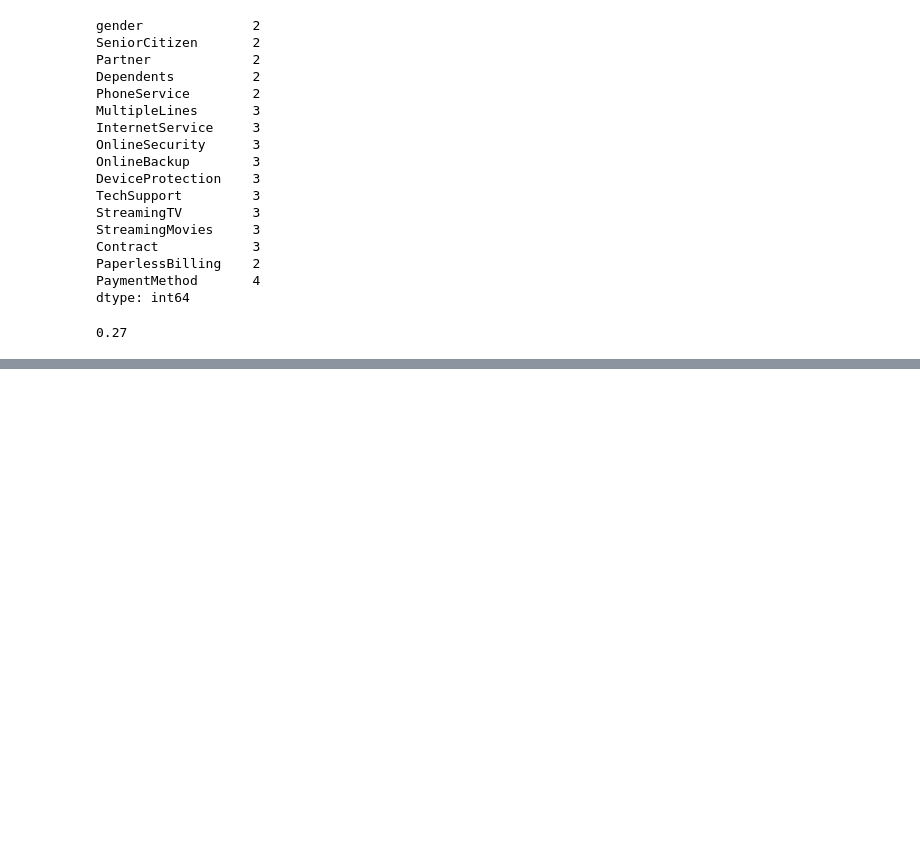
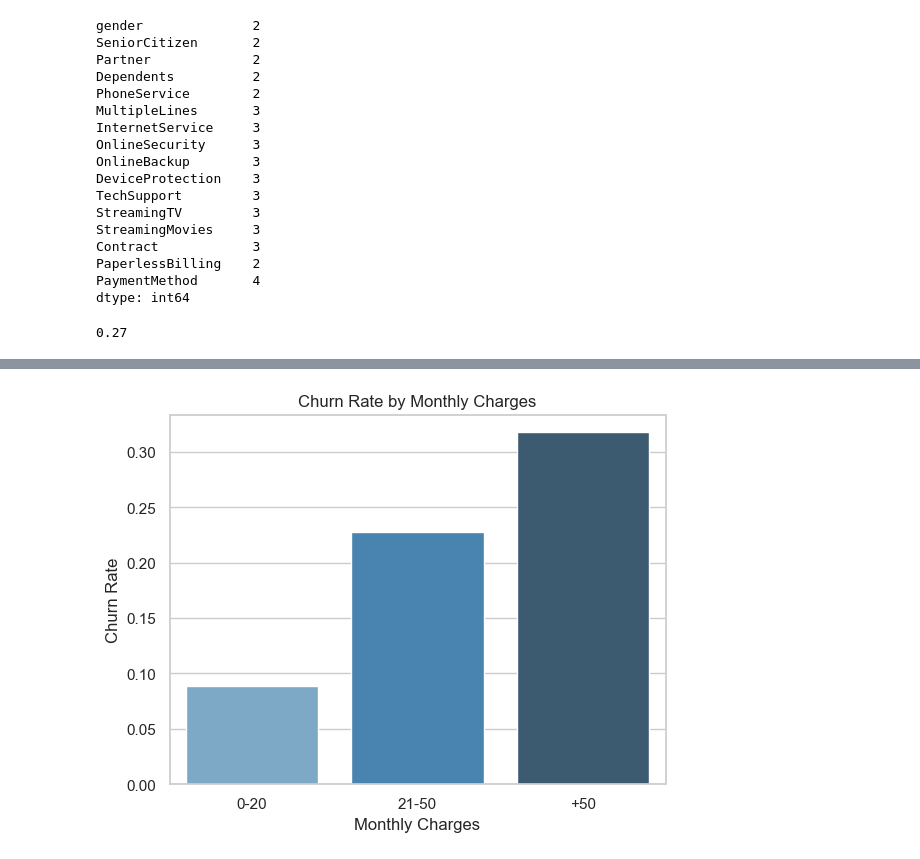
Before and after one commit to Joseph-Essa/Customer_Churn_Prediction, a Jupyter notebook: Customer_Churn_Prediction.ipynb, the cells around one changed output, grey strips where cells are left out. Drawn from its saved outputs; the diff is of its cells as text; code cells hidden in the pictures; blank space fills up the shorter version.

```diff
--- a/Customer_Churn_Prediction.ipynb
+++ b/Customer_Churn_Prediction.ipynb
@@ -348,0 +390,11 @@ for i in range(0, len(categorical), 3):
+# %%
+mc1 =df[df['MonthlyCharges'] <= 20].Churn.mean()
+mc2 = df[(df.MonthlyCharges >= 21) & (df.MonthlyCharges <= 50)].Churn.mean()
+mc3 = df[df['MonthlyCharges'] > 50].Churn.mean()
+# %%
+sns.barplot(x =['0-20', '21-50', '+50'], y =[mc1,mc2,mc3], palette='Blues_d');
+plt.title('Churn Rate by Monthly Charges');
+plt.xlabel('Monthly Charges');
+plt.ylabel('Churn Rate');
+# %% [output]
+[figure, added]
```
Also changed, not shown: parts of 8 cells of this notebook.
